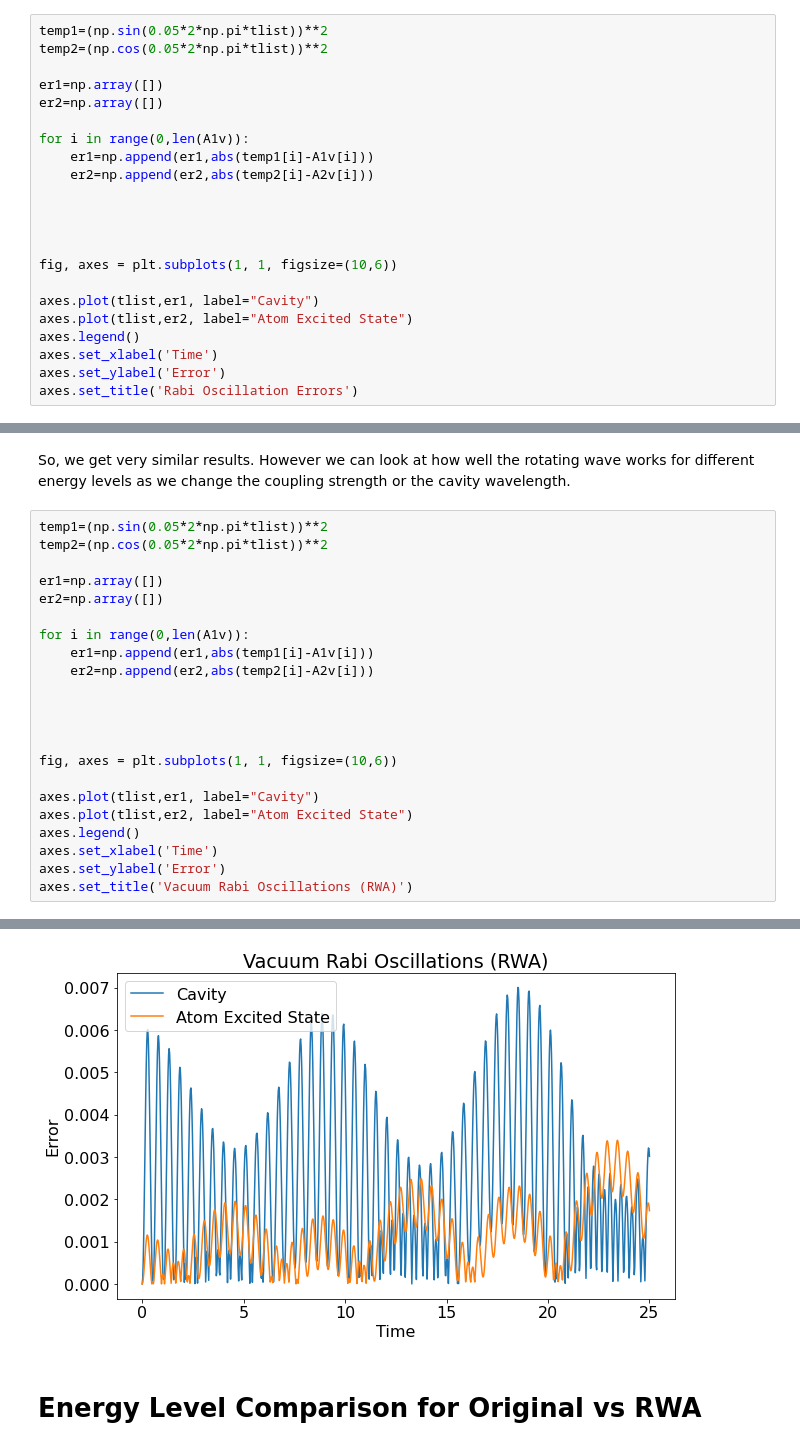
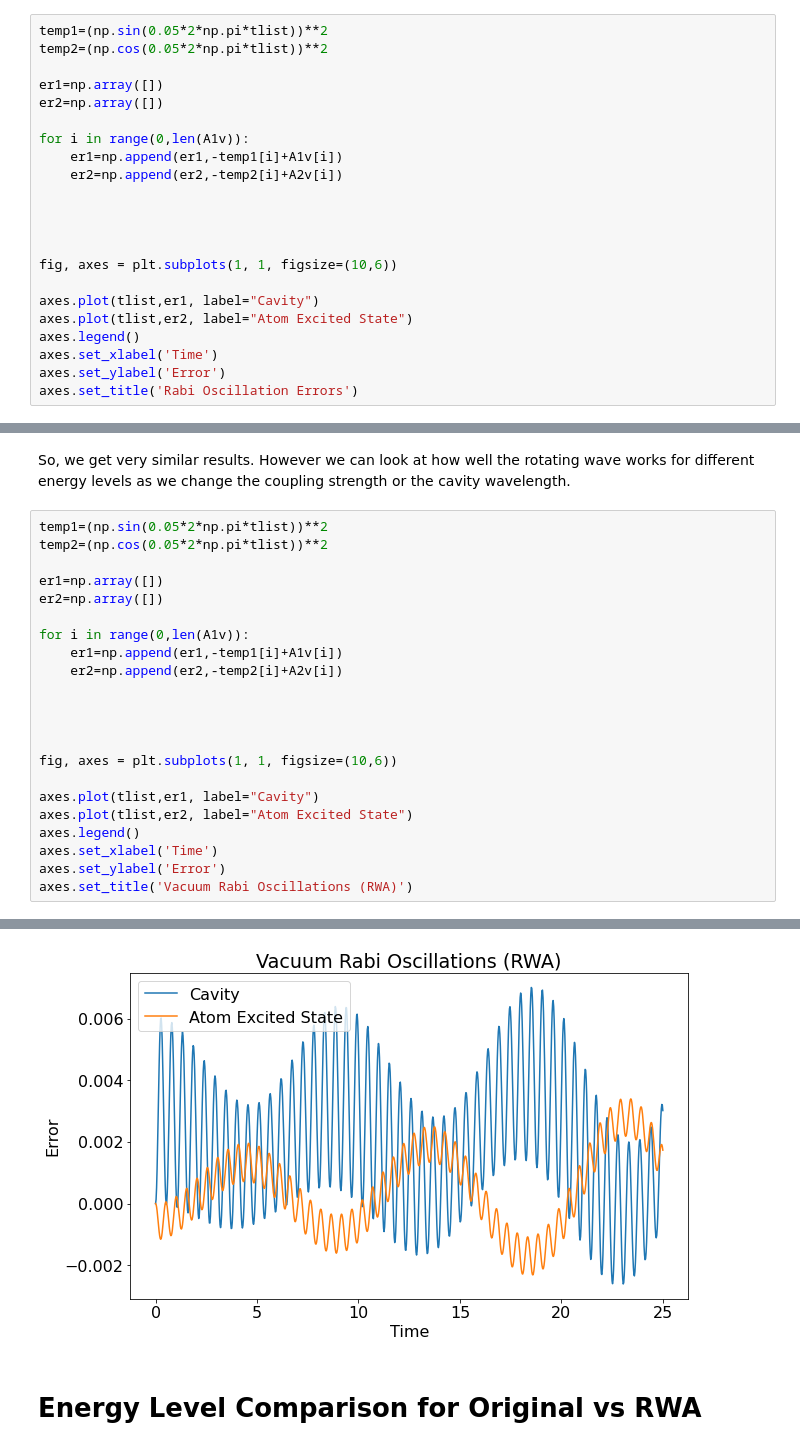
Before and after one commit to RobPie16/JaynesCummingModelProject, a Jupyter notebook: RabiOsc+EnergyLevels.ipynb, the cells around one changed output, grey strips where cells are left out. Saved outputs shown, nothing was run; the diff lists cells and outputs as text.

```diff
--- a/RabiOsc+EnergyLevels.ipynb
+++ b/RabiOsc+EnergyLevels.ipynb
@@ -148,8 +146,8 @@ er1=np.array([])
 er2=np.array([])
 
 for i in range(0,len(A1v)):
-    er1=np.append(er1,abs(temp1[i]-A1v[i]))
-    er2=np.append(er2,abs(temp2[i]-A2v[i]))
+    er1=np.append(er1,-temp1[i]+A1v[i])
+    er2=np.append(er2,-temp2[i]+A2v[i])
 
 
 
@@ -200,28 +198,28 @@ So, we get very similar results. However we can look at how well the rotating wa
 # %%
 temp1=(np.sin(0.05*2*np.pi*tlist))**2
 temp2=(np.cos(0.05*2*np.pi*tlist))**2
 
 er1=np.array([])
 er2=np.array([])
 
 for i in range(0,len(A1v)):
-    er1=np.append(er1,abs(temp1[i]-A1v[i]))
-    er2=np.append(er2,abs(temp2[i]-A2v[i]))
+    er1=np.append(er1,-temp1[i]+A1v[i])
+    er2=np.append(er2,-temp2[i]+A2v[i])
 
 
 
 
 fig, axes = plt.subplots(1, 1, figsize=(10,6))
 
 axes.plot(tlist,er1, label="Cavity")
 axes.plot(tlist,er2, label="Atom Excited State")
 axes.legend()
 axes.set_xlabel('Time')
 axes.set_ylabel('Error')
 axes.set_title('Vacuum Rabi Oscillations (RWA)')
 # %% [output]
 Text(0.5, 1.0, 'Vacuum Rabi Oscillations (RWA)')
-[figure, old version]
+[figure, new version]
 # %% [markdown]
 # Energy Level Comparison for Original vs RWA
 # %%
```
Also changed, not shown: parts of 5 cells of this notebook, 1 other file.
